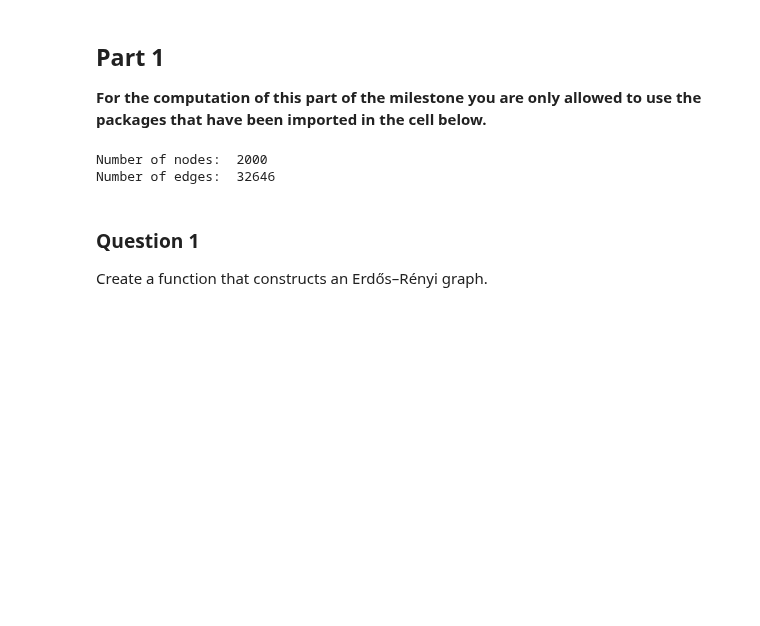
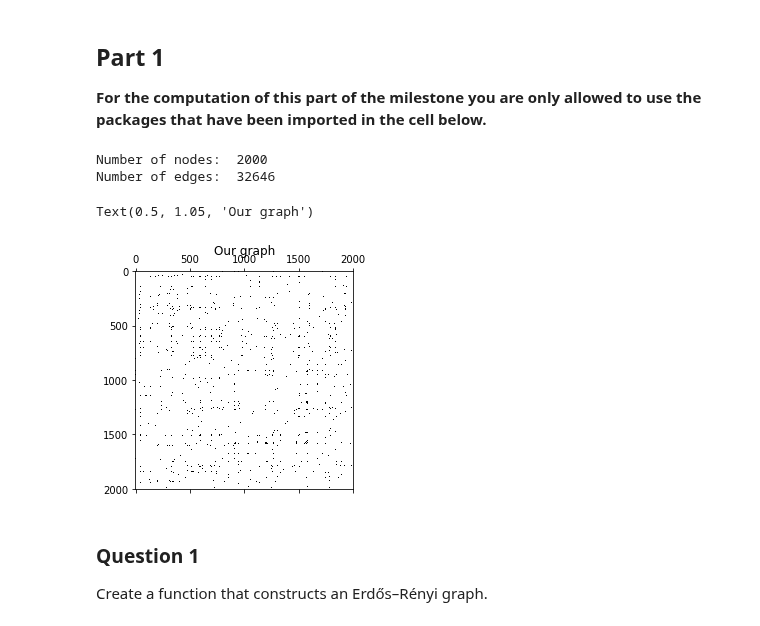
Before and after one commit to senakicir/ntds_project, a Jupyter notebook: 2_network_models.ipynb, the cells around one changed output. Cells and saved outputs as stored; diff of their text form; code cells hidden in the pictures; blank space fills up the shorter version.

```diff
--- a/2_network_models.ipynb
+++ b/2_network_models.ipynb
@@ -43,12 +43,20 @@ from scipy.spatial.distance import squareform
 # %%
 adjacency =  np.load('adjacency.npy')# the adjacency matrix
 n_nodes =  adjacency.shape[0]# the number of nodes in the network
 n_edges =  np.count_nonzero(adjacency)//2# the number of edges in the network
 print('Number of nodes: ', n_nodes)
 print('Number of edges: ', n_edges)
+
+adjacency_bin = np.zeros(adjacency.shape)
+adjacency_bin[adjacency > 0] = 1
+
+plt.spy(adjacency_bin)
+plt.title('Our graph')
 # %% [output]
 Number of nodes:  2000
 Number of edges:  32646
+Text(0.5, 1.05, 'Our graph')
+[figure, added]
 # %% [markdown]
 ### Question 1
 
```
Also changed, not shown: parts of 13 cells of this notebook.
